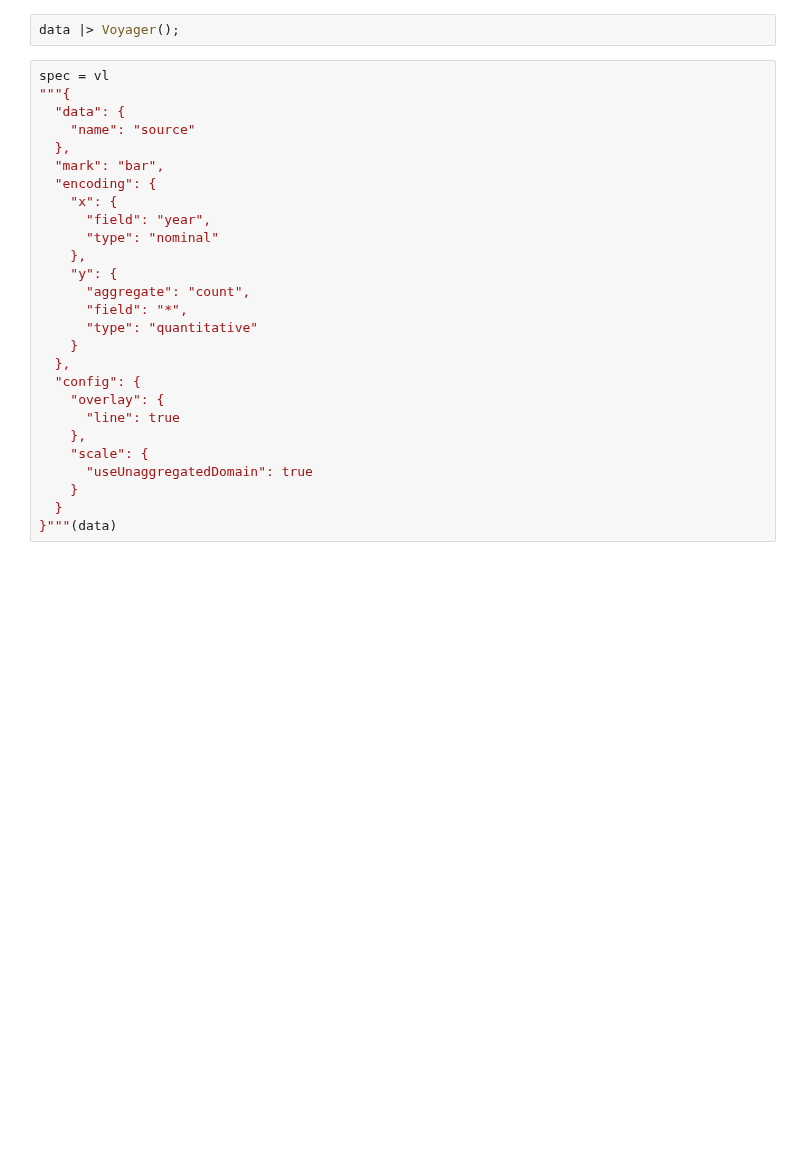
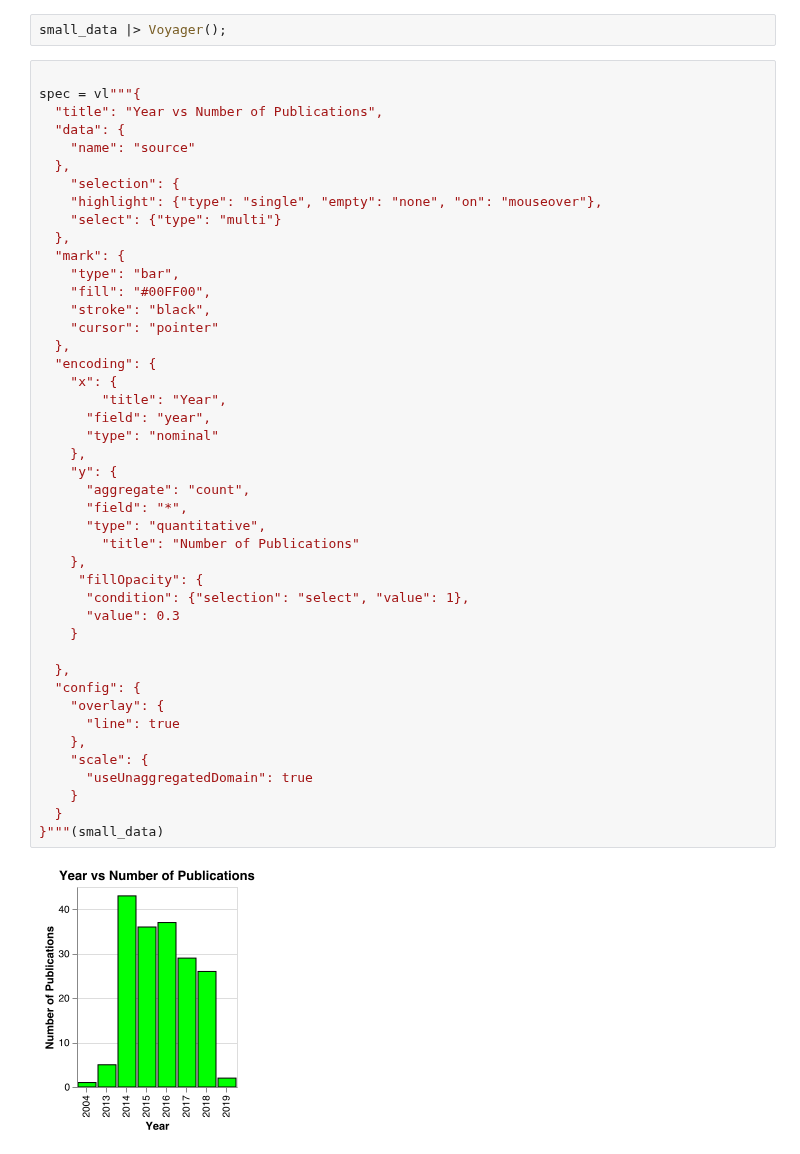
Before and after one commit to brown-ccv/ccv-pubs-frontend, a Jupyter notebook: pubsVisualizations.ipynb, the cells around one changed output. Cells and saved outputs as stored; diff of their text form; blank space fills up the shorter version.

```diff
--- a/pubsVisualizations.ipynb
+++ b/pubsVisualizations.ipynb
@@ -66,29 +61,48 @@ data = MySQL.query(conn, """SELECT * FROM pubsNew;""", DataFrame)
 # %%
-data |> Voyager();
+small_data |> Voyager();
 # %%
-spec = vl
-"""{
+
+spec = vl"""{
+  "title": "Year vs Number of Publications",
   "data": {
     "name": "source"
   },
-  "mark": "bar",
+    "selection": {
+    "highlight": {"type": "single", "empty": "none", "on": "mouseover"},
+    "select": {"type": "multi"}
+  },
+  "mark": {
+    "type": "bar",
+    "fill": "#00FF00",
+    "stroke": "black",
+    "cursor": "pointer"
+  },
   "encoding": {
     "x": {
+        "title": "Year",
       "field": "year",
       "type": "nominal"
     },
     "y": {
       "aggregate": "count",
       "field": "*",
-      "type": "quantitative"
+      "type": "quantitative",
+        "title": "Number of Publications"
+    },
+     "fillOpacity": {
+      "condition": {"selection": "select", "value": 1},
+      "value": 0.3
     }
+
   },
   "config": {
     "overlay": {
       "line": true
     },
     "scale": {
       "useUnaggregatedDomain": true
     }
   }
-}"""(data)
+}"""(small_data)
+# %% [output]
+[figure, added]
```
Also changed, not shown: parts of 3 cells of this notebook, 4 other files.
